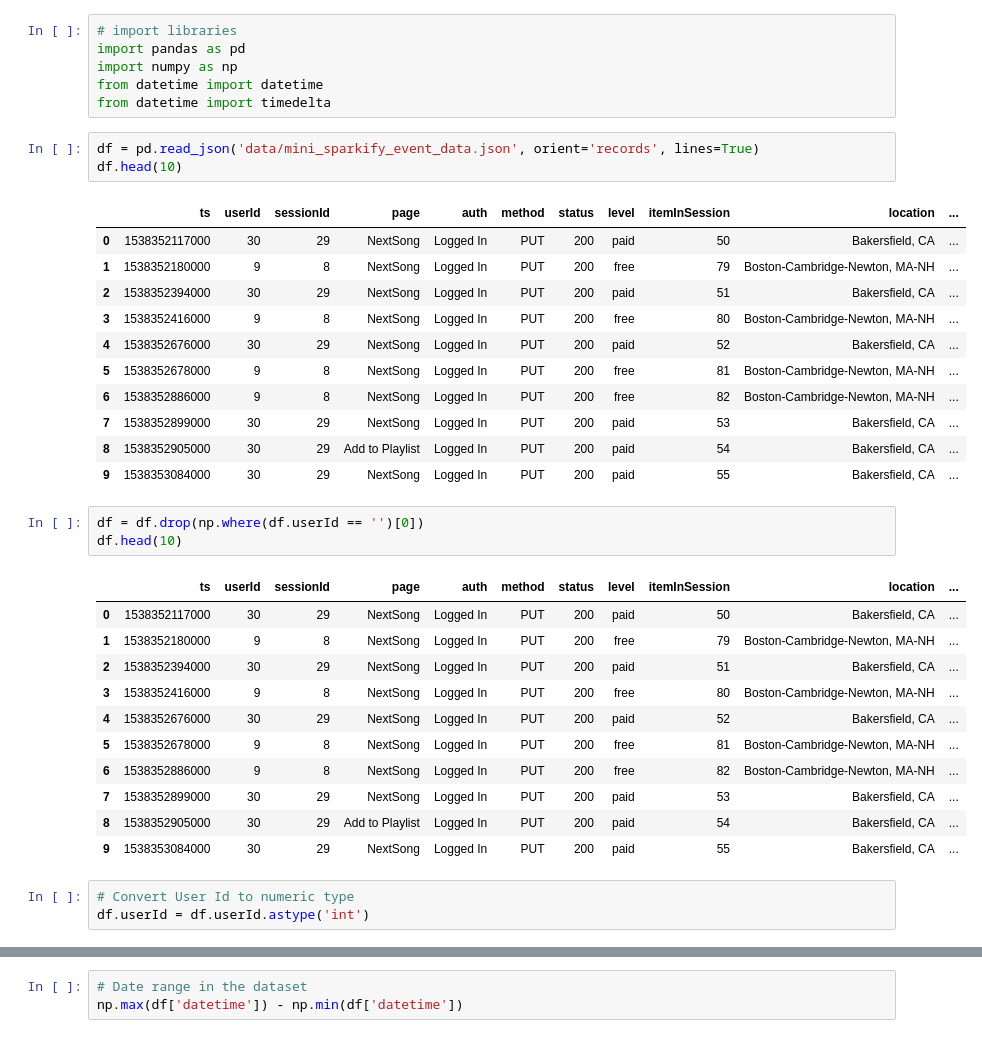
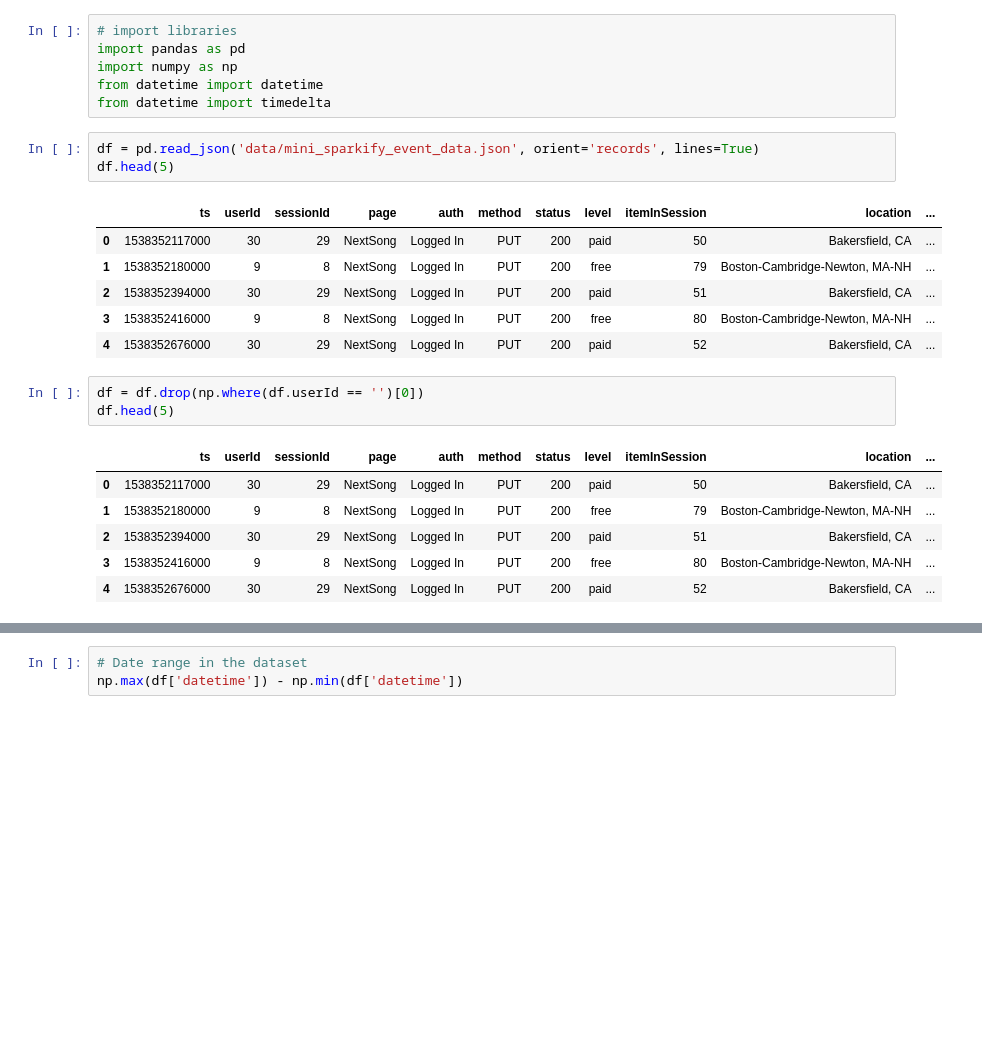
Before and after one commit to gilzero/project_churn_spark, a Jupyter notebook: sparkify.ipynb, the cells around one changed output, grey strips where cells are left out. Drawn from its saved outputs; the diff is of its cells as text; blank space fills up the shorter version.

```diff
--- a/sparkify.ipynb
+++ b/sparkify.ipynb
@@ -18,22 +18,17 @@ from datetime import datetime
 from datetime import timedelta
 # %%
 df = pd.read_json('data/mini_sparkify_event_data.json', orient='records', lines=True)
-df.head(10)
+df.head(5)
 # %% [output]
 |  | ts | userId | sessionId | page | auth | method | status | level | itemInSession | location | ... |
 | 0 | 1538352117000 | 30 | 29 | NextSong | Logged In | PUT | 200 | paid | 50 | Bakersfield, CA | ... |
 | 1 | 1538352180000 | 9 | 8 | NextSong | Logged In | PUT | 200 | free | 79 | Boston-Cambridge-Newton, MA-NH | ... |
 | 2 | 1538352394000 | 30 | 29 | NextSong | Logged In | PUT | 200 | paid | 51 | Bakersfield, CA | ... |
 | 3 | 1538352416000 | 9 | 8 | NextSong | Logged In | PUT | 200 | free | 80 | Boston-Cambridge-Newton, MA-NH | ... |
 | 4 | 1538352676000 | 30 | 29 | NextSong | Logged In | PUT | 200 | paid | 52 | Bakersfield, CA | ... |
-| 5 | 1538352678000 | 9 | 8 | NextSong | Logged In | PUT | 200 | free | 81 | Boston-Cambridge-Newton, MA-NH | ... |
-| 6 | 1538352886000 | 9 | 8 | NextSong | Logged In | PUT | 200 | free | 82 | Boston-Cambridge-Newton, MA-NH | ... |
-| 7 | 1538352899000 | 30 | 29 | NextSong | Logged In | PUT | 200 | paid | 53 | Bakersfield, CA | ... |
-| 8 | 1538352905000 | 30 | 29 | Add to Playlist | Logged In | PUT | 200 | paid | 54 | Bakersfield, CA | ... |
-| 9 | 1538353084000 | 30 | 29 | NextSong | Logged In | PUT | 200 | paid | 55 | Bakersfield, CA | ... |
 # %%
 df = df.drop(np.where(df.userId == '')[0])
-df.head(10)
+df.head(5)
 # %% [output]
 |  | ts | userId | sessionId | page | auth | method | status | level | itemInSession | location | ... |
 | 0 | 1538352117000 | 30 | 29 | NextSong | Logged In | PUT | 200 | paid | 50 | Bakersfield, CA | ... |
@@ -41,11 +36,3 @@ df.head(10)
 | 2 | 1538352394000 | 30 | 29 | NextSong | Logged In | PUT | 200 | paid | 51 | Bakersfield, CA | ... |
 | 3 | 1538352416000 | 9 | 8 | NextSong | Logged In | PUT | 200 | free | 80 | Boston-Cambridge-Newton, MA-NH | ... |
 | 4 | 1538352676000 | 30 | 29 | NextSong | Logged In | PUT | 200 | paid | 52 | Bakersfield, CA | ... |
-| 5 | 1538352678000 | 9 | 8 | NextSong | Logged In | PUT | 200 | free | 81 | Boston-Cambridge-Newton, MA-NH | ... |
-| 6 | 1538352886000 | 9 | 8 | NextSong | Logged In | PUT | 200 | free | 82 | Boston-Cambridge-Newton, MA-NH | ... |
-| 7 | 1538352899000 | 30 | 29 | NextSong | Logged In | PUT | 200 | paid | 53 | Bakersfield, CA | ... |
-| 8 | 1538352905000 | 30 | 29 | Add to Playlist | Logged In | PUT | 200 | paid | 54 | Bakersfield, CA | ... |
-| 9 | 1538353084000 | 30 | 29 | NextSong | Logged In | PUT | 200 | paid | 55 | Bakersfield, CA | ... |
-# %%
-# Convert User Id to numeric type
-df.userId = df.userId.astype('int')
```
Also changed, not shown: parts of 46 cells of this notebook, 1 other file.
